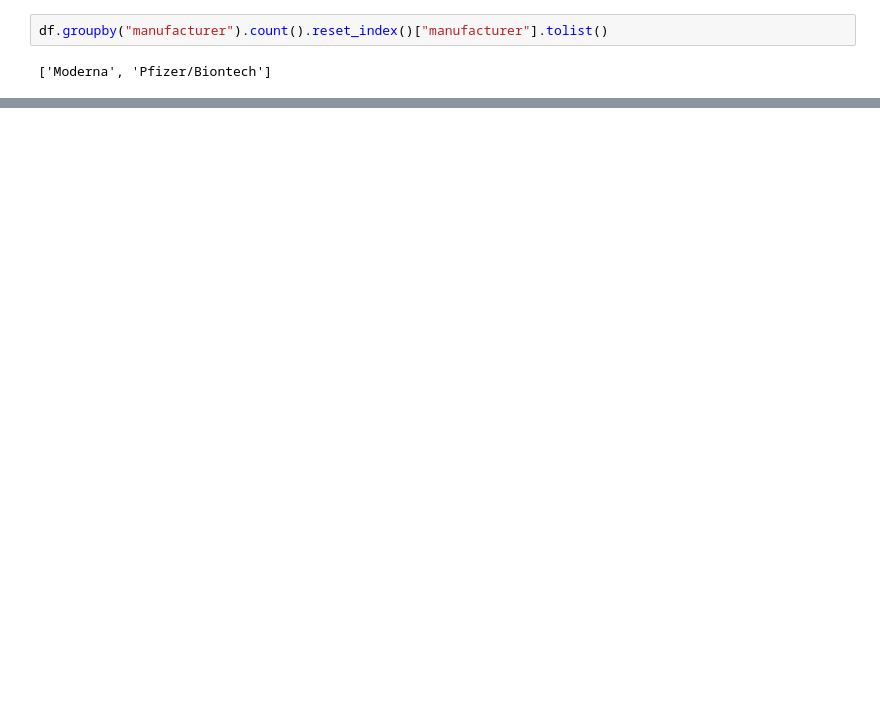
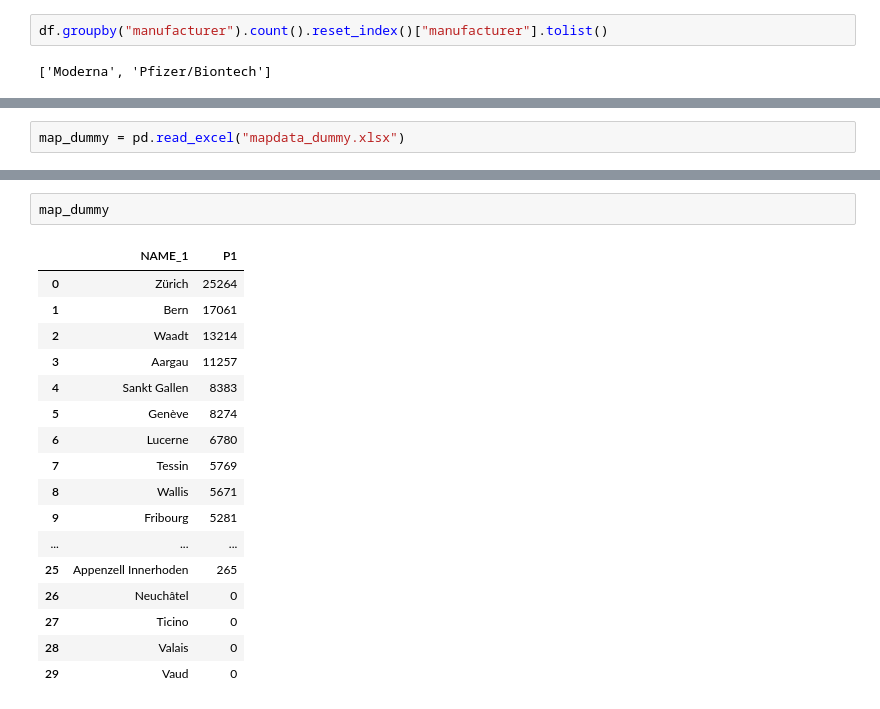
Before and after one commit to Kim-Morgaine/-petproject_impfcounter, a Jupyter notebook: vis_exploration.ipynb, the cells around one changed output, grey strips where cells are left out. Drawn from its saved outputs; the diff is of its cells as text; blank space fills up the shorter version.

```diff
--- a/vis_exploration.ipynb
+++ b/vis_exploration.ipynb
@@ -299,0 +338,2 @@ alt.Chart(df_dummy).transform_filter(
+# %%
+map_dummy = pd.read_excel("mapdata_dummy.xlsx")
@@ -299,0 +360,20 @@ alt.Chart(df_dummy).transform_filter(
+# %%
+map_dummy
+# %% [output]
+|  | NAME_1 | P1 |
+| 0 | Zürich | 25264 |
+| 1 | Bern | 17061 |
+| 2 | Waadt | 13214 |
+| 3 | Aargau | 11257 |
+| 4 | Sankt Gallen | 8383 |
+| 5 | Genève | 8274 |
+| 6 | Lucerne | 6780 |
+| 7 | Tessin | 5769 |
+| 8 | Wallis | 5671 |
+| 9 | Fribourg | 5281 |
+| ... | ... | ... |
+| 25 | Appenzell Innerhoden | 265 |
+| 26 | Neuchâtel | 0 |
+| 27 | Ticino | 0 |
+| 28 | Valais | 0 |
+| 29 | Vaud | 0 |
```
Also changed, not shown: parts of 19 cells of this notebook.
